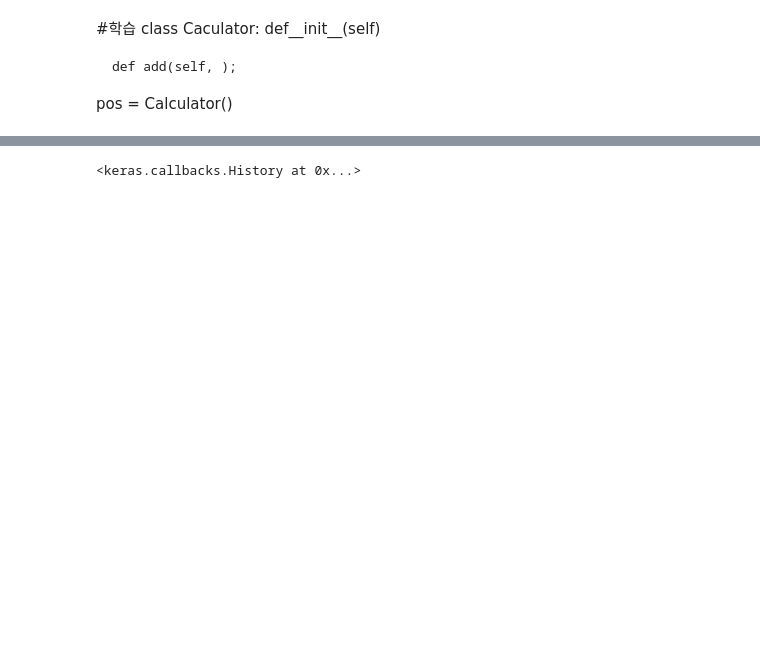
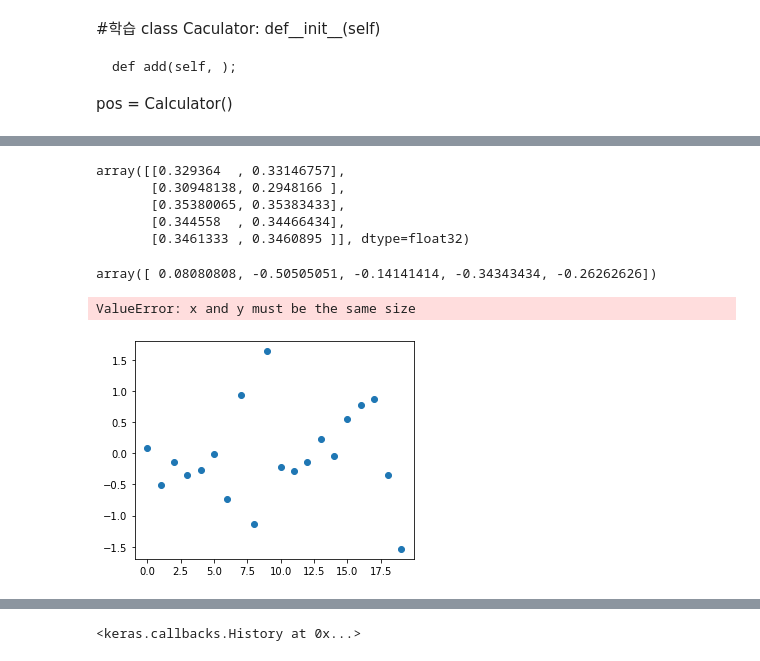
Before and after one commit to limlimlim99/-, a Jupyter notebook: 케라스 창시자 딥러닝/딥러닝.ipynb, the cells around one changed output, grey strips where cells are left out. Drawn from its saved outputs; the diff is of its cells as text; code cells hidden in the pictures; blank space fills up the shorter version.

```diff
--- a/케라스 창시자 딥러닝/딥러닝.ipynb
+++ b/케라스 창시자 딥러닝/딥러닝.ipynb
@@ -189,0 +300,3 @@ plt.scatter(x[70:], preds)
+# %%
+x1 = x1[:, np.newaxis]
+x1
@@ -189,0 +321,3 @@ plt.scatter(x[70:], preds)
+# %%
+x2 = x2[:, np.newaxis]
+x2
@@ -189,0 +342,3 @@ plt.scatter(x[70:], preds)
+# %%
+x= np.concatenate((x1, x2), axis=1)
+x[:3]
@@ -189,0 +347,13 @@ plt.scatter(x[70:], preds)
+# %%
+model = Sequential()
+model.add(Input(1))
+model.add(Dense(units=10, activation='tanh', input_dim=1)),
+model.add(Dense(units=10, activation='tanh')),
+model.add(Dense(units=2))
+
+model.compile(optimizer='SGD', loss ='mse', metrics = 'mse')
+
+n=80
+model.fit(x[:n], x[:n]**2, epochs=100, verbose=0, batch_size=32)
+
+preds = model.predict(x[n:])
@@ -189,0 +362,18 @@ plt.scatter(x[70:], preds)
+# %%
+preds[:5]
+# %% [output]
+array([[0.329364  , 0.33146757],
+       [0.30948138, 0.2948166 ],
+       [0.35380065, 0.35383433],
+       [0.344558  , 0.34466434],
+       [0.3461333 , 0.3460895 ]], dtype=float32)
+# %%
+y[80:85]
+# %% [output]
+array([ 0.08080808, -0.50505051, -0.14141414, -0.34343434, -0.26262626])
+# %%
+plt.scatter(range(20), y[80:])
+plt.scatter(range(20), preds)
+# %% [output]
+ValueError: x and y must be the same size
+[figure, added]
```
Also changed, not shown: parts of 105 cells of this notebook, 1 other file.
